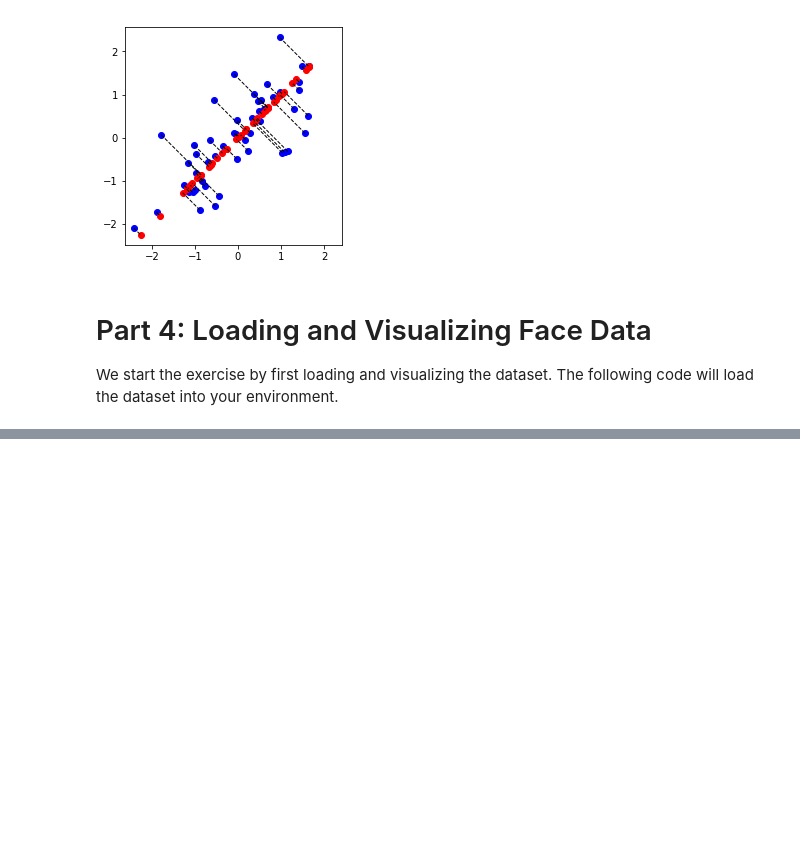
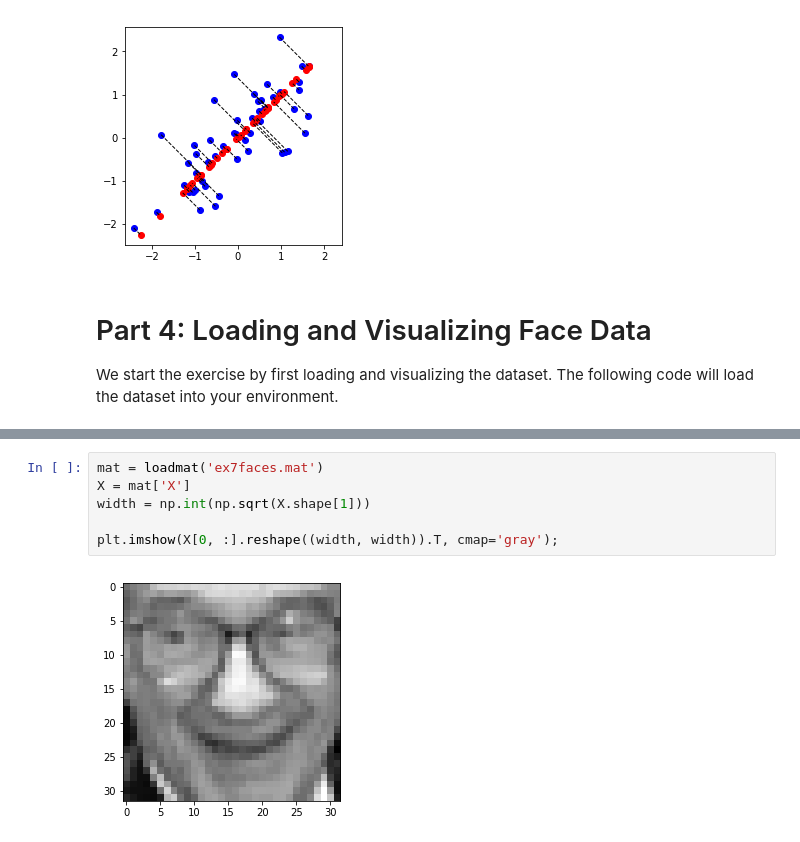
Before and after one commit to davidshen84/machine-learning, a Jupyter notebook: coursera/ex7/ex7_pca.ipynb, the cells around one changed output, grey strips where cells are left out. Saved outputs shown, nothing was run; the diff lists cells and outputs as text; blank space fills up the shorter version.

```diff
--- a/coursera/ex7/ex7_pca.ipynb
+++ b/coursera/ex7/ex7_pca.ipynb
@@ -132,0 +151,8 @@ error: Error -3 while decompressing data: invalid literal/lengths set
+# %%
+mat = loadmat('ex7faces.mat')
+X = mat['X']
+width = np.int(np.sqrt(X.shape[1]))
+
+plt.imshow(X[0, :].reshape((width, width)).T, cmap='gray');
+# %% [output]
+[figure, added]
```
Also changed, not shown: parts of 27 cells of this notebook, 1 other file.
